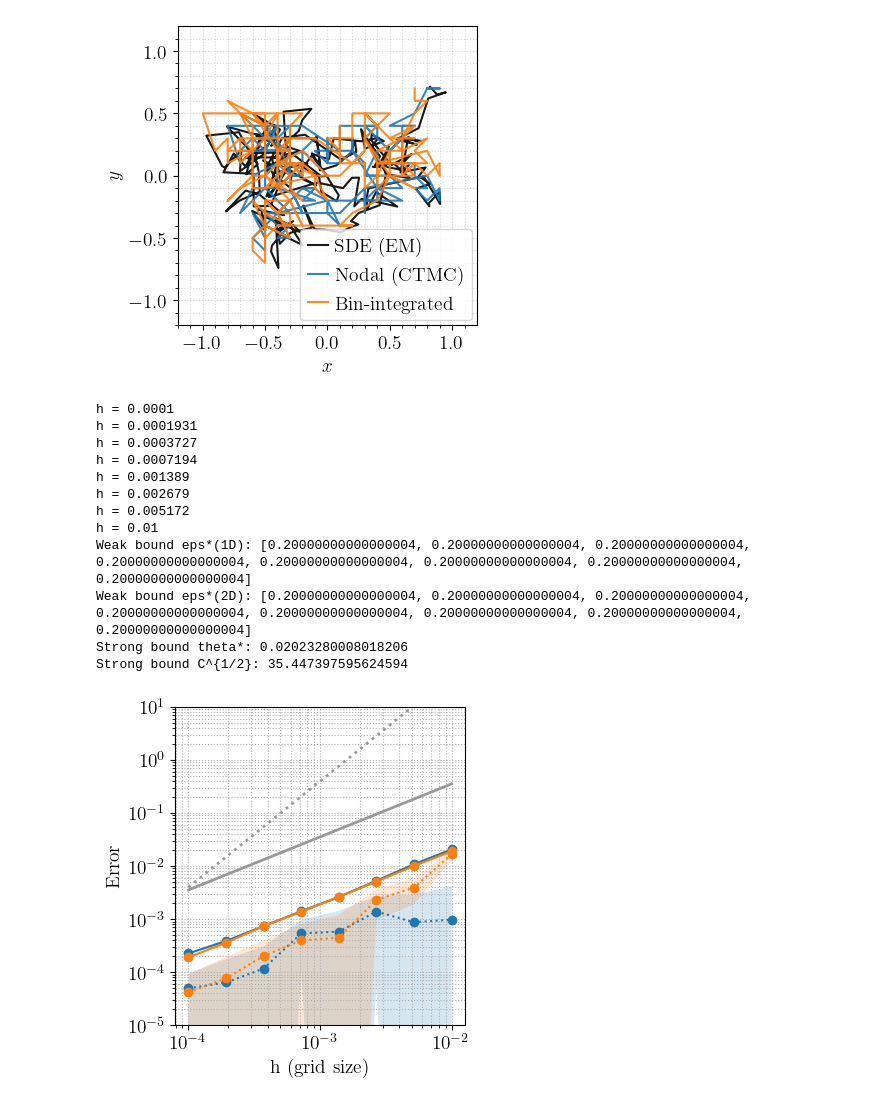
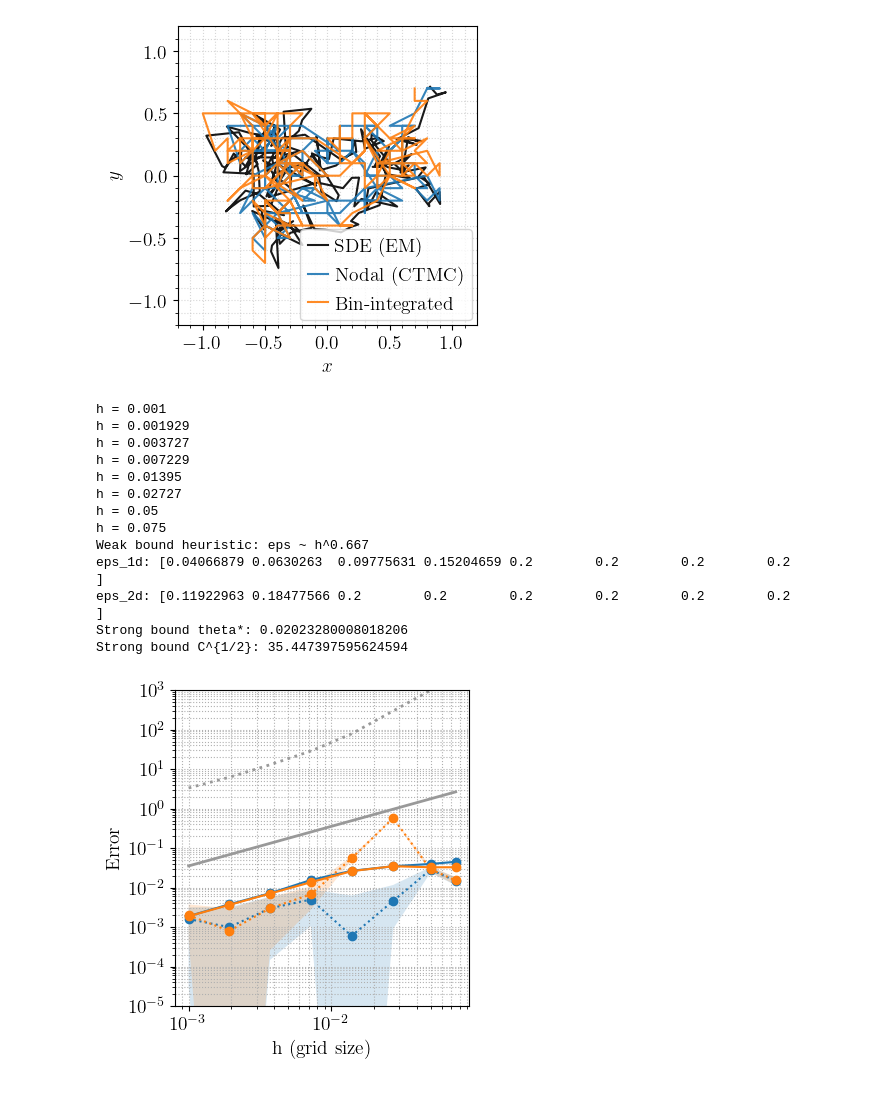
Before and after one commit to JonathanVacher/mca-approx, a Jupyter notebook: sde-mca-approx.ipynb, the cells around one changed output. Saved outputs shown, nothing was run; the diff lists cells and outputs as text; code cells hidden in the pictures.

Commit message:
update espilon heuristic

```diff
--- a/sde-mca-approx.ipynb
+++ b/sde-mca-approx.ipynb
@@ -899,7 +899,7 @@ L     = 0.3
 
 # Use a periodic grid: enforce h = (2L)/N for integer N
 period = 2.0 * L
-h_targets = np.logspace(-4, -2, 8)
+h_targets = np.logspace(-3, -1, 8)
 N_list = np.unique(np.maximum(8, np.round(period / h_targets).astype(int)))
 h_list = np.sort(period / N_list)
 
@@ -1155,35 +1155,36 @@ bounds_2d = {
     'strong': np.sqrt(2.0) * Cstrong_rms_opt * h_list,
 }
 # %% [output]
-h = 0.0001
-h = 0.0001931
-h = 0.0003727
-h = 0.0007194
-h = 0.001389
-h = 0.002679
-h = 0.005172
-h = 0.01
-Weak bound eps*(1D): [0.20000000000000004, 0.20000000000000004, 0.20000000000000004, 0.20000000000000004, 0.20000000000000004, 0.20000000000000004, 0.20000000000000004, 0.20000000000000004]
-Weak bound eps*(2D): [0.20000000000000004, 0.20000000000000004, 0.20000000000000004, 0.20000000000000004, 0.20000000000000004, 0.20000000000000004, 0.20000000000000004, 0.20000000000000004]
+h = 0.001
+h = 0.001929
+h = 0.003727
+h = 0.007229
+h = 0.01395
+h = 0.02727
+h = 0.05
+h = 0.075
+Weak bound heuristic: eps ~ h^0.667
+eps_1d: [0.04066879 0.0630263  0.09775631 0.15204659 0.2        0.2        0.2        0.2       ]
+eps_2d: [0.11922963 0.18477566 0.2        0.2        0.2        0.2        0.2        0.2       ]
 Strong bound theta*: 0.02023280008018206
 Strong bound C^{1/2}: 35.447397595624594
 # %%
 # Plot: 1D errors (no legend; the 2D plot carries the legend)
 
 fig, ax = plot_errors(
     h_list,
     errors_1d,
     scheme_styles=SCHEME_STYLES,
     title=None,
     show_legend=False,
     bounds=bounds_1d,
     bounds_label='Bound',
     bounds_color='0.6',
 )
-ax.set_ylim(1e-5,1e1)
+ax.set_ylim(1e-5,1e3)
 plt.show()
 # %% [output]
-[figure, old version]
+[figure, new version]
 # %%
 # fig.savefig('figs/errors-1d.pdf', format='pdf', bbox_inches='tight')  # (optional) export
 # %%
```
Also changed, not shown: parts of 1 cell of this notebook, 1 other file.
